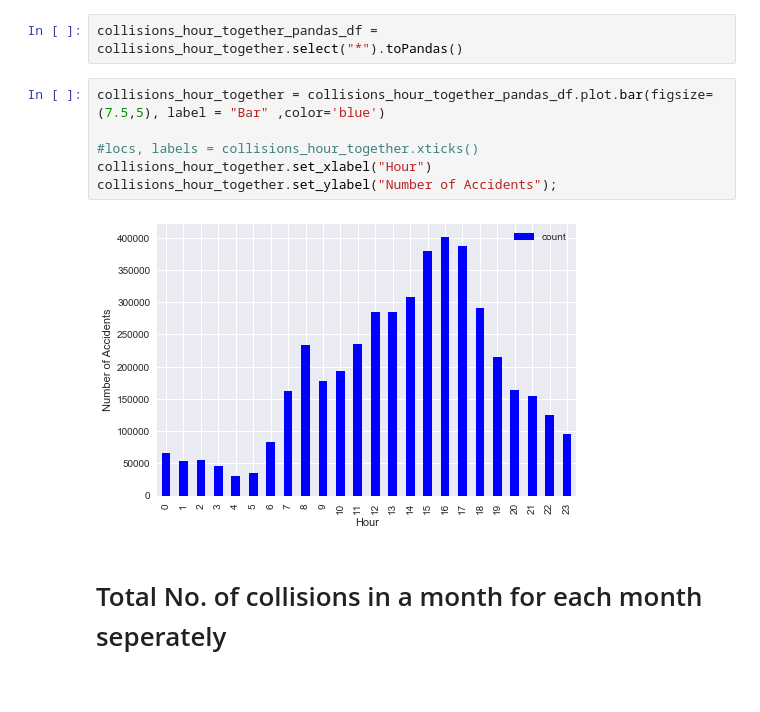
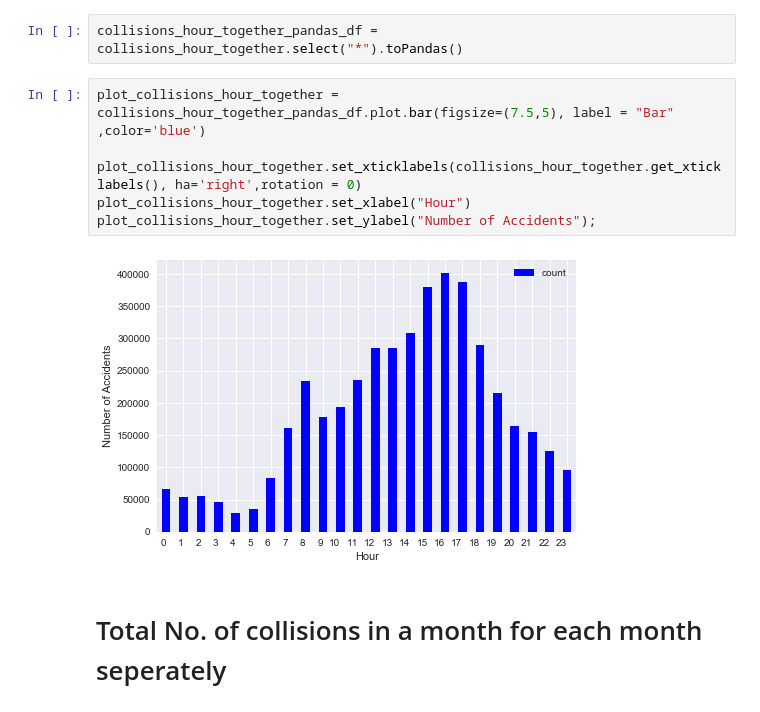
Before and after one commit to SinghGursimran/Analysis-of-Car-Accidents-in-Canada-using-PySpark, a Jupyter notebook: Analysis.ipynb, the cells around one changed output. Cells and saved outputs as stored; diff of their text form.

```diff
--- a/Analysis.ipynb
+++ b/Analysis.ipynb
@@ -144,13 +144,13 @@ only showing top 5 rows
 # %%
 collisions_hour_together_pandas_df = collisions_hour_together.select("*").toPandas()
 # %%
-collisions_hour_together = collisions_hour_together_pandas_df.plot.bar(figsize=(7.5,5), label = "Bar" ,color='blue')
+plot_collisions_hour_together = collisions_hour_together_pandas_df.plot.bar(figsize=(7.5,5), label = "Bar" ,color='blue')
 
-#locs, labels = collisions_hour_together.xticks()
-collisions_hour_together.set_xlabel("Hour")
-collisions_hour_together.set_ylabel("Number of Accidents");
+plot_collisions_hour_together.set_xticklabels(collisions_hour_together.get_xticklabels(), ha='right',rotation = 0)
+plot_collisions_hour_together.set_xlabel("Hour")
+plot_collisions_hour_together.set_ylabel("Number of Accidents");
 # %% [output]
-[figure, old version]
+[figure, new version]
 # %% [markdown]
 # Total No. of collisions in a month for each month seperately
 # %%
```
